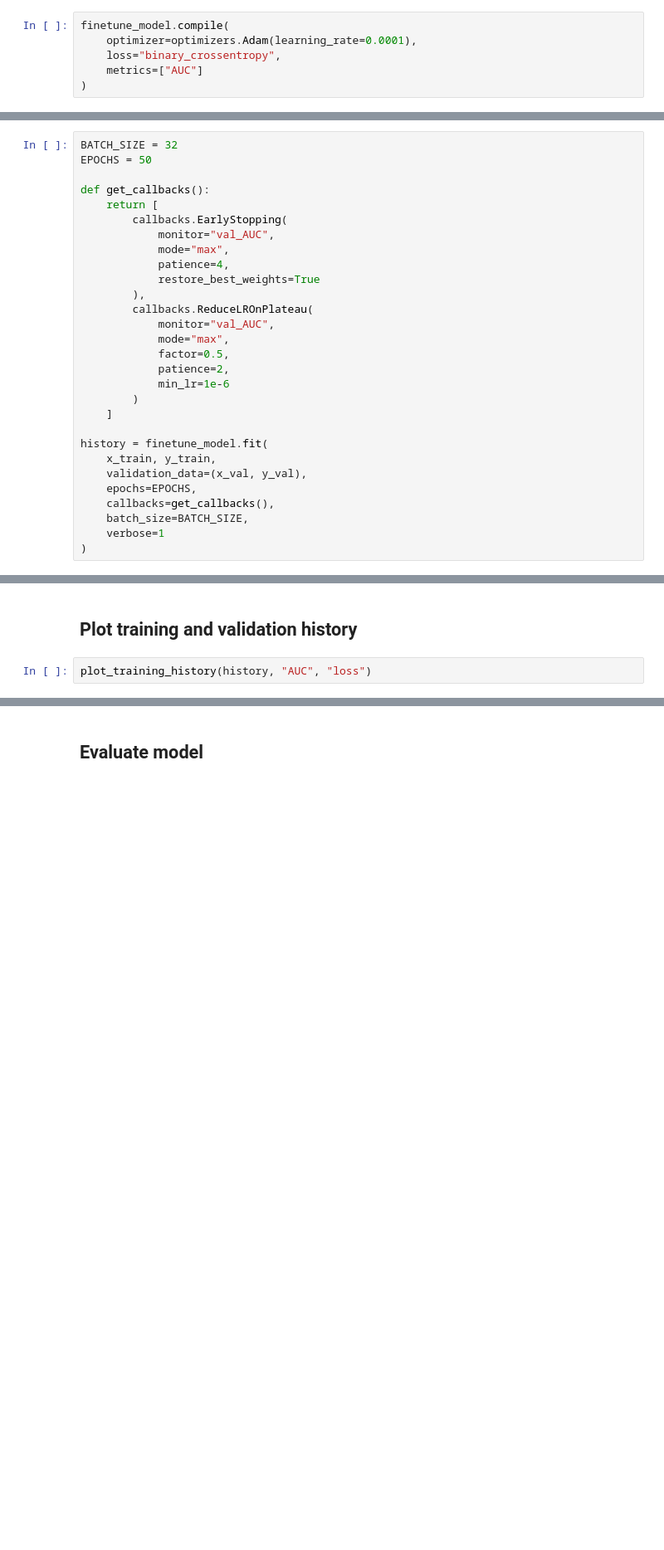
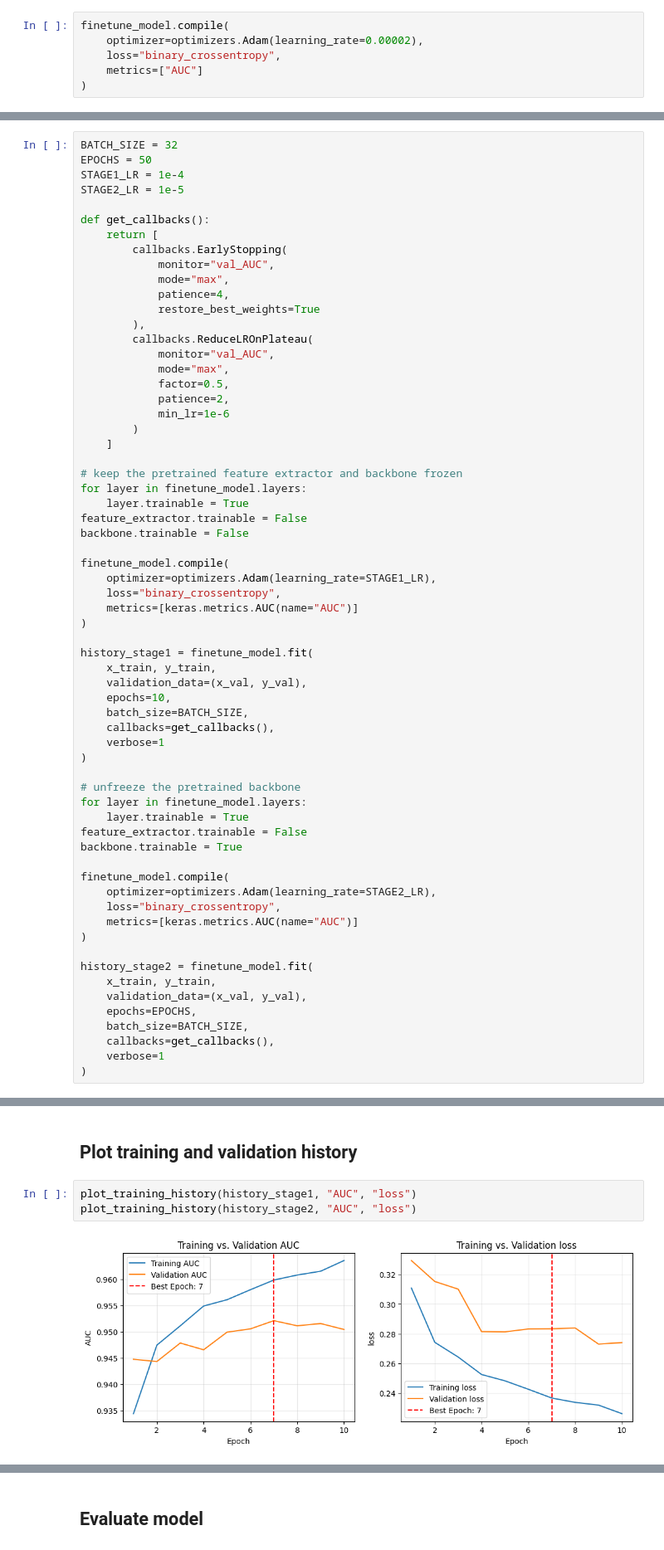
Before and after one commit to LeviFinnPerry/BrainTumour, a Jupyter notebook: models/finetuning_classification_model.ipynb, the cells around one changed output, grey strips where cells are left out. Shown at 83% size. Drawn from its saved outputs; the diff is of its cells as text; blank space fills up the shorter version.

```diff
--- a/models/finetuning_classification_model.ipynb
+++ b/models/finetuning_classification_model.ipynb
@@ -63,7 +113,7 @@ finetune_model.summary()
 ## Compile model
 # %%
 finetune_model.compile(
-    optimizer=optimizers.Adam(learning_rate=0.0001),
+    optimizer=optimizers.Adam(learning_rate=0.00002),
     loss="binary_crossentropy",
     metrics=["AUC"]
 )
@@ -77,6 +129,8 @@ print(f"Validation AUC before fine tuning: {baseline_val_auc:.4f}")
 # %%
 BATCH_SIZE = 32
 EPOCHS = 50
+STAGE1_LR = 1e-4
+STAGE2_LR = 1e-5
 
 def get_callbacks():
     return [
@@ -95,11 +149,44 @@ def get_callbacks():
         )
     ]
 
-history = finetune_model.fit(
+# keep the pretrained feature extractor and backbone frozen
+for layer in finetune_model.layers:
+    layer.trainable = True
+feature_extractor.trainable = False
+backbone.trainable = False
+
+finetune_model.compile(
+    optimizer=optimizers.Adam(learning_rate=STAGE1_LR),
+    loss="binary_crossentropy",
+    metrics=[keras.metrics.AUC(name="AUC")]
+)
+
+history_stage1 = finetune_model.fit(
+    x_train, y_train,
+    validation_data=(x_val, y_val),
+    epochs=10,
+    batch_size=BATCH_SIZE,
+    callbacks=get_callbacks(),
+    verbose=1
+)
+
+# unfreeze the pretrained backbone
+for layer in finetune_model.layers:
+    layer.trainable = True
+feature_extractor.trainable = False
+backbone.trainable = True
+
+finetune_model.compile(
+    optimizer=optimizers.Adam(learning_rate=STAGE2_LR),
+    loss="binary_crossentropy",
+    metrics=[keras.metrics.AUC(name="AUC")]
+)
+
+history_stage2 = finetune_model.fit(
     x_train, y_train,
     validation_data=(x_val, y_val),
     epochs=EPOCHS,
+    batch_size=BATCH_SIZE,
     callbacks=get_callbacks(),
-    batch_size=BATCH_SIZE,
     verbose=1
 )
@@ -106,4 +211,7 @@ history = finetune_model.fit(
 # %% [markdown]
 ## Plot training and validation history
 # %%
-plot_training_history(history, "AUC", "loss")
+plot_training_history(history_stage1, "AUC", "loss")
+plot_training_history(history_stage2, "AUC", "loss")
+# %% [output]
+[figure, added]
```
Also changed, not shown: parts of 9 cells of this notebook, 1 other file.
